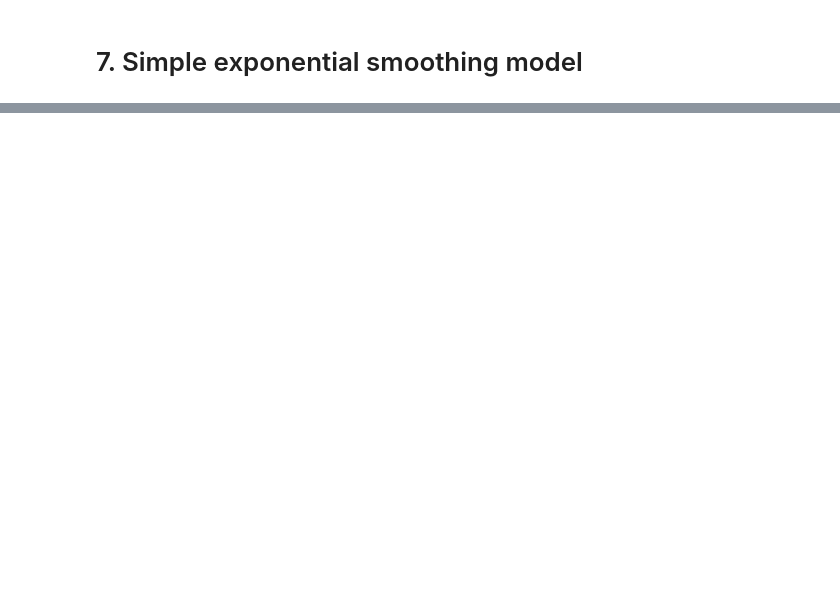
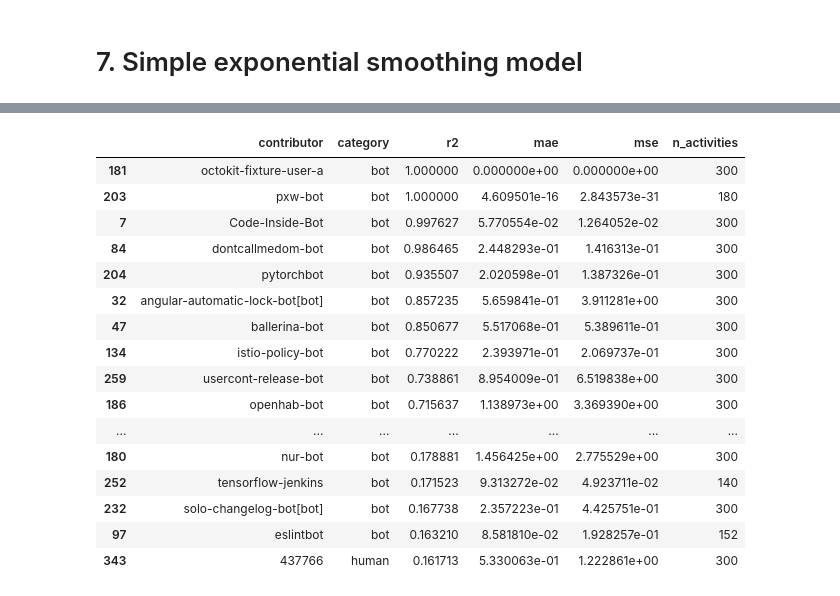
Before and after one commit to uhourri/GH-Bots-API, a Jupyter notebook: code/Models comparing using time sequences.ipynb, the cells around one changed output, grey strips where cells are left out. Drawn from its saved outputs; the diff is of its cells as text; code cells hidden in the pictures; blank space fills up the shorter version.

```diff
--- a/code/Models comparing using time sequences.ipynb
+++ b/code/Models comparing using time sequences.ipynb
@@ -548,0 +659,39 @@ uc_results.to_csv('../eval-rest/uc_model_metrics.csv', index=False)
+# %%
+def tes_model(contributor):
+
+    print(contributor['contributor'].iloc[0])
+
+    # Spliting the data into training and testing sets for time series forecasting, using a time-based split with split size = 0.9
+    train, test = (
+        contributor.apply(lambda x: x[:int(0.9*len(x))]),
+        contributor.apply(lambda x: x[int(0.9*len(x)):])
+    )
+
+    # Set the frequency of the index to hourly
+    train.index.freq = 'H'
+
+    # Fit the model
+    try:
+        model = ExponentialSmoothing(train['n_activities'], seasonal_periods=24, trend='add', seasonal='add').fit()
+    except ValueError:
+        model = ExponentialSmoothing(train['n_activities']).fit()
+    except:
+        print("Something else went wrong")
+
+    # Forecast the test set
+    predictions = model.predict(start=len(train), end=len(train)+len(test)-1)
+
+    # Create a series for evaluation metrics and sum of activities
+    metrics = pd.Series({
+        'contributor': contributor['contributor'].iloc[0],
+        'category': contributor['category'].iloc[0],
+        'r2': r2_score(test['n_activities'], predictions),
+        'mae': mean_absolute_error(test['n_activities'], predictions),
+        'mse': mean_squared_error(test['n_activities'], predictions),
+        'n_activities': contributor['n_activities'].sum()
+    })
+
+    return metrics
+# %%
+# Apply the function to each contributor
+tes_results = data.groupby(['category', 'contributor']).apply(tes_model).reset_index(drop=True)
@@ -548,0 +716,20 @@ uc_results.to_csv('../eval-rest/uc_model_metrics.csv', index=False)
+# %%
+tes_results.sort_values(by='r2', ascending=False).head(40)
+# %% [output]
+|  | contributor | category | r2 | mae | mse | n_activities |
+| 181 | octokit-fixture-user-a | bot | 1.000000 | 0.000000e+00 | 0.000000e+00 | 300 |
+| 203 | pxw-bot | bot | 1.000000 | 4.609501e-16 | 2.843573e-31 | 180 |
+| 7 | Code-Inside-Bot | bot | 0.997627 | 5.770554e-02 | 1.264052e-02 | 300 |
+| 84 | dontcallmedom-bot | bot | 0.986465 | 2.448293e-01 | 1.416313e-01 | 300 |
+| 204 | pytorchbot | bot | 0.935507 | 2.020598e-01 | 1.387326e-01 | 300 |
+| 32 | angular-automatic-lock-bot[bot] | bot | 0.857235 | 5.659841e-01 | 3.911281e+00 | 300 |
+| 47 | ballerina-bot | bot | 0.850677 | 5.517068e-01 | 5.389611e-01 | 300 |
+| 134 | istio-policy-bot | bot | 0.770222 | 2.393971e-01 | 2.069737e-01 | 300 |
+| 259 | usercont-release-bot | bot | 0.738861 | 8.954009e-01 | 6.519838e+00 | 300 |
+| 186 | openhab-bot | bot | 0.715637 | 1.138973e+00 | 3.369390e+00 | 300 |
+| ... | ... | ... | ... | ... | ... | ... |
+| 180 | nur-bot | bot | 0.178881 | 1.456425e+00 | 2.775529e+00 | 300 |
+| 252 | tensorflow-jenkins | bot | 0.171523 | 9.313272e-02 | 4.923711e-02 | 140 |
+| 232 | solo-changelog-bot[bot] | bot | 0.167738 | 2.357223e-01 | 4.425751e-01 | 300 |
+| 97 | eslintbot | bot | 0.163210 | 8.581810e-02 | 1.928257e-01 | 152 |
+| 343 | 437766 | human | 0.161713 | 5.330063e-01 | 1.222861e+00 | 300 |
```
Also changed, not shown: parts of 13 cells of this notebook, 2 other files.
